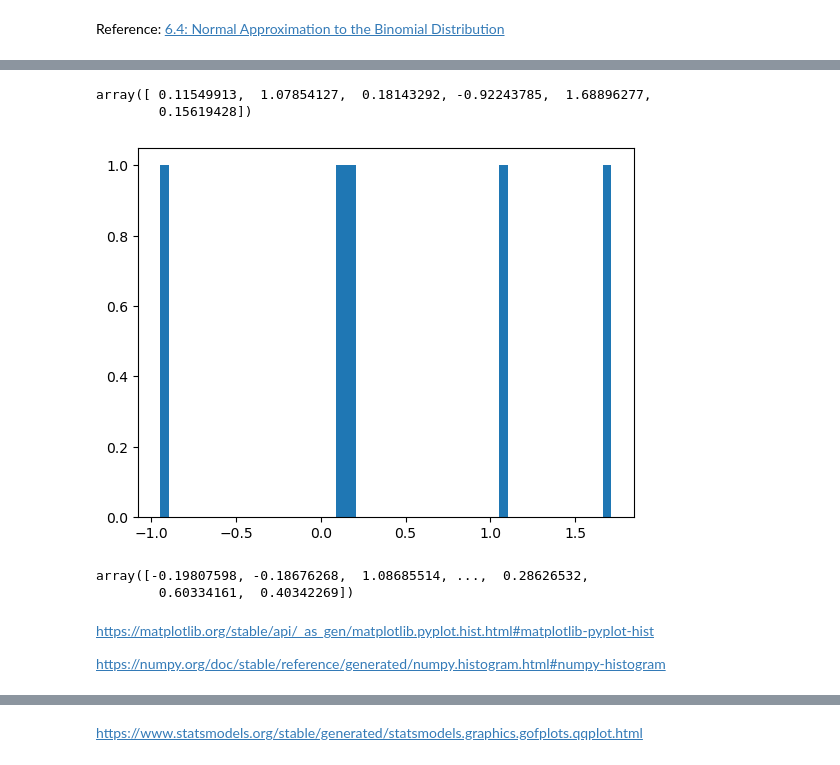
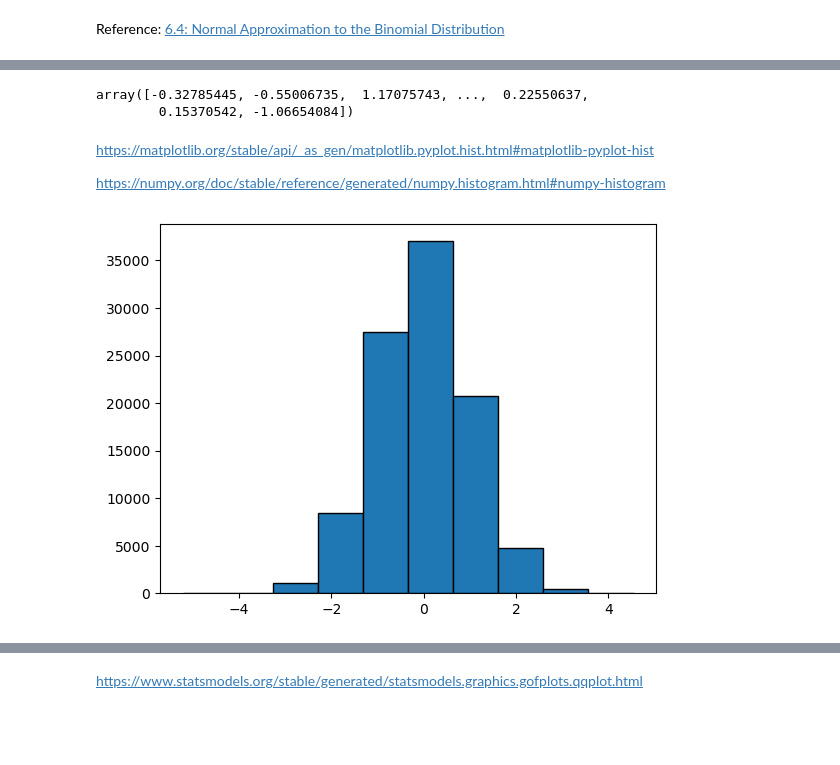
Before and after one commit to nurbujang/statnotes, a Jupyter notebook: s03_normal.ipynb, the cells around one changed output, grey strips where cells are left out. Cells and saved outputs as stored; diff of their text form; code cells hidden in the pictures; blank space fills up the shorter version.

```diff
--- a/s03_normal.ipynb
+++ b/s03_normal.ipynb
@@ -354,33 +444,25 @@ https://numpy.org/doc/stable/reference/random/generated/numpy.random.normal.html
 # %%
-# Generate a random normal sample.
-data = np.random.normal(size=6)
+# for continuous, histogram is better
+#
+# # Generate a random normal sample.
+data = np.random.normal(size=100000)
 
 # Show.
 data
 # %% [output]
-array([ 0.11549913,  1.07854127,  0.18143292, -0.92243785,  1.68896277,
-        0.15619428])
+array([-0.32785445, -0.55006735,  1.17075743, ...,  0.22550637,
+        0.15370542, -1.06654084])
-# %%
-# Create a blank plot.
-fig, ax = plt.subplots()
-
-# Count unique values.
-uniques, counts = np.unique(data, return_counts=True)
-
-# Create a bar chart.
-ax.bar(uniques, counts, width=0.05);
-# %% [output]
-[figure, removed]
-# %%
-# Generate a random normal sample.
-data = np.random.normal(size=100000)
-
-# Show.
-data
-# %% [output]
-array([-0.19807598, -0.18676268,  1.08685514, ...,  0.28626532,
-        0.60334161,  0.40342269])
 # %% [markdown]
 https://matplotlib.org/stable/api/_as_gen/matplotlib.pyplot.hist.html#matplotlib-pyplot-hist
 
 https://numpy.org/doc/stable/reference/generated/numpy.histogram.html#numpy-histogram
+# %%
+# eg 1
+
+# Create a blank plot.
+fig, ax = plt.subplots()
+
+# Create a histogram.
+ax.hist(data, edgecolor='black');
+# %% [output]
+[figure, added]
```
Also changed, not shown: parts of 24 cells of this notebook.
